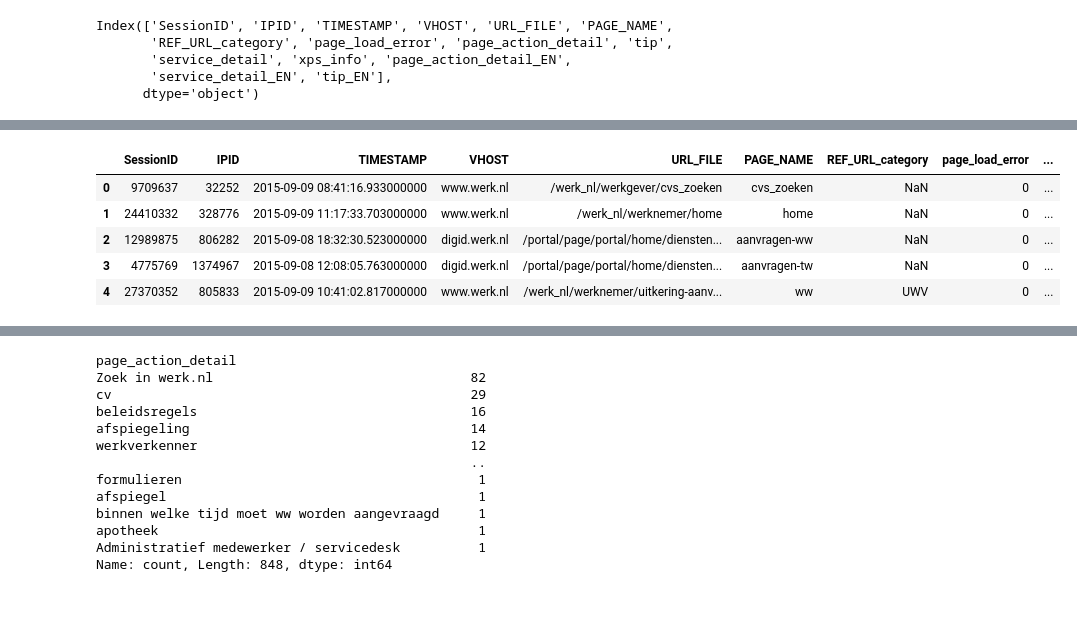
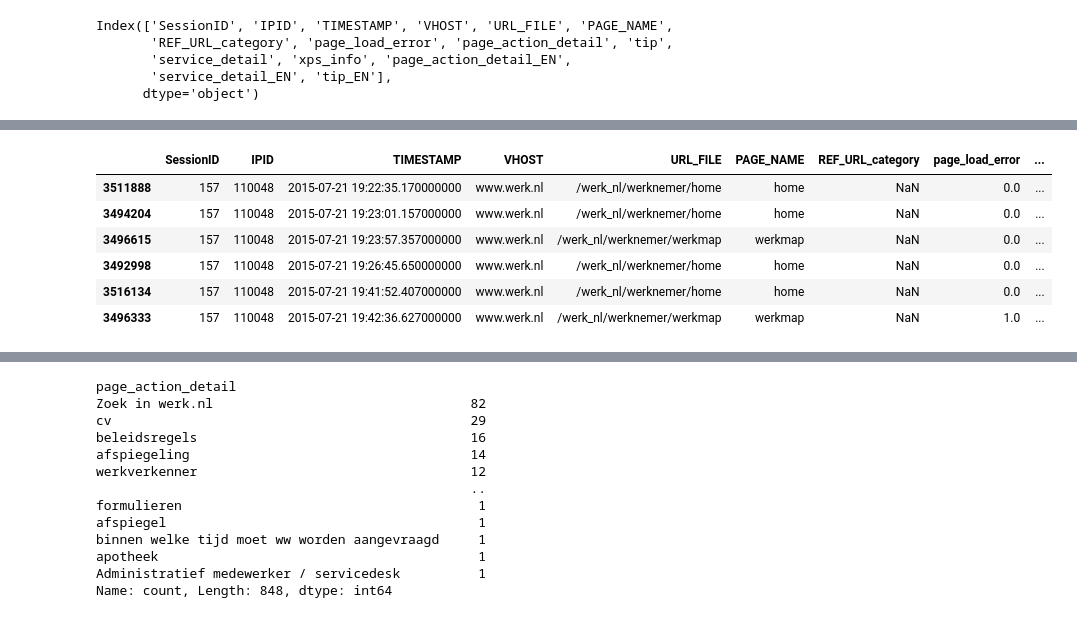
Before and after one commit to 1shaked/year_3, a Jupyter notebook: process mining/ClicksData/readData.ipynb, the cells around one changed output, grey strips where cells are left out. Drawn from its saved outputs; the diff is of its cells as text; code cells hidden in the pictures.

```diff
--- a/process mining/ClicksData/readData.ipynb
+++ b/process mining/ClicksData/readData.ipynb
@@ -61,0 +79,15 @@ Name: count, dtype: int64
+# %%
+# Step 1: Sort events by session and time
+total_df = total_df.sort_values(by=["SessionID", "TIMESTAMP"])
+
+# Step 2: Group by session and collect the ordered activity list as a tuple
+traces = total_df.groupby("SessionID")["PAGE_NAME"].apply(tuple)
+
+# Step 3: Count how many times each unique trace occurs
+trace_counts = traces.value_counts()
+
+# Step 4: Show top N traces
+print(trace_counts.head(10))  # top 10 most common traces
+
+# Total number of unique traces
+print("Number of unique traces:", trace_counts.shape[0])
@@ -61,0 +108,15 @@ Name: count, dtype: int64
+# %%
+# Step 1: Sort events by session and time
+total_df = total_df.sort_values(by=["SessionID", "TIMESTAMP"])
+
+# Step 2: Group by session and collect the ordered activity list as a tuple
+traces = total_df.dropna(subset=["page_action_detail"]).groupby("SessionID")["page_action_detail"].apply(tuple)
+
+# Step 3: Count how many times each unique trace occurs
+trace_counts = traces.value_counts()
+
+# Step 4: Show top N traces
+print(trace_counts.head(10))  # top 10 most common traces
+
+# Total number of unique traces
+print("Number of unique traces:", trace_counts.shape[0])
@@ -70,9 +200,10 @@ Index(['SessionID', 'IPID', 'TIMESTAMP', 'VHOST', 'URL_FILE', 'PAGE_NAME',
 # %%
-df.head() #
+total_df[total_df['SessionID'] == 157] #
 # %% [output]
 |  | SessionID | IPID | TIMESTAMP | VHOST | URL_FILE | PAGE_NAME | REF_URL_category | page_load_error | ... |
-| 0 | 9709637 | 32252 | 2015-09-09 08:41:16.933000000 | www.werk.nl | /werk_nl/werkgever/cvs_zoeken | cvs_zoeken | NaN | 0 | ... |
-| 1 | 24410332 | 328776 | 2015-09-09 11:17:33.703000000 | www.werk.nl | /werk_nl/werknemer/home | home | NaN | 0 | ... |
-| 2 | 12989875 | 806282 | 2015-09-08 18:32:30.523000000 | digid.werk.nl | /portal/page/portal/home/diensten... | aanvragen-ww | NaN | 0 | ... |
-| 3 | 4775769 | 1374967 | 2015-09-08 12:08:05.763000000 | digid.werk.nl | /portal/page/portal/home/diensten... | aanvragen-tw | NaN | 0 | ... |
-| 4 | 27370352 | 805833 | 2015-09-09 10:41:02.817000000 | www.werk.nl | /werk_nl/werknemer/uitkering-aanv... | ww | UWV | 0 | ... |
+| 3511888 | 157 | 110048 | 2015-07-21 19:22:35.170000000 | www.werk.nl | /werk_nl/werknemer/home | home | NaN | 0.0 | ... |
+| 3494204 | 157 | 110048 | 2015-07-21 19:23:01.157000000 | www.werk.nl | /werk_nl/werknemer/home | home | NaN | 0.0 | ... |
+| 3496615 | 157 | 110048 | 2015-07-21 19:23:57.357000000 | www.werk.nl | /werk_nl/werknemer/werkmap | werkmap | NaN | 0.0 | ... |
+| 3492998 | 157 | 110048 | 2015-07-21 19:26:45.650000000 | www.werk.nl | /werk_nl/werknemer/home | home | NaN | 0.0 | ... |
+| 3516134 | 157 | 110048 | 2015-07-21 19:41:52.407000000 | www.werk.nl | /werk_nl/werknemer/home | home | NaN | 0.0 | ... |
+| 3496333 | 157 | 110048 | 2015-07-21 19:42:36.627000000 | www.werk.nl | /werk_nl/werknemer/werkmap | werkmap | NaN | 1.0 | ... |
```
Also changed, not shown: parts of 9 cells of this notebook, 1 other file.
